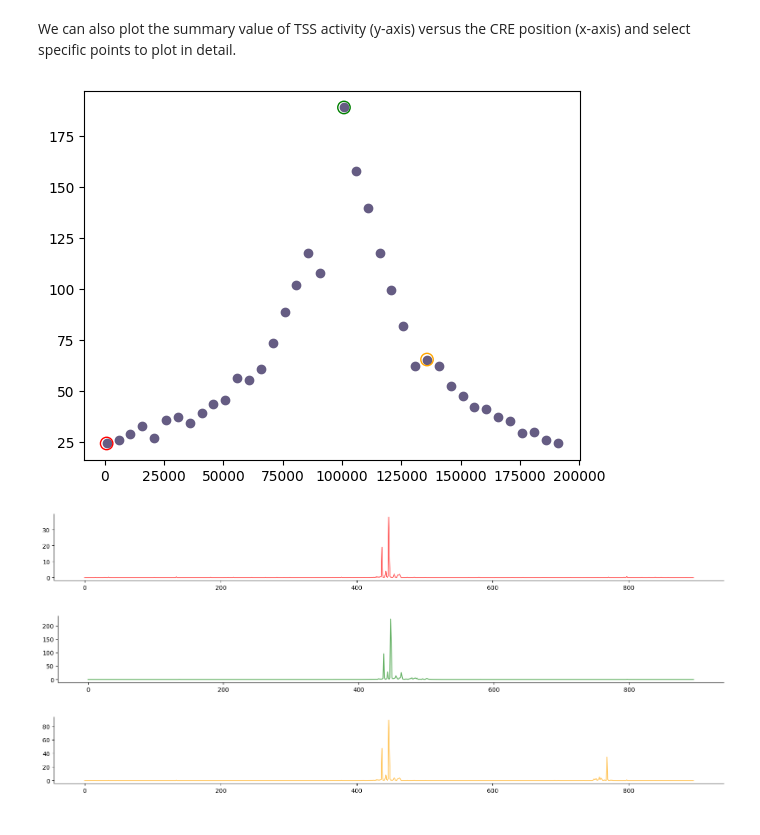
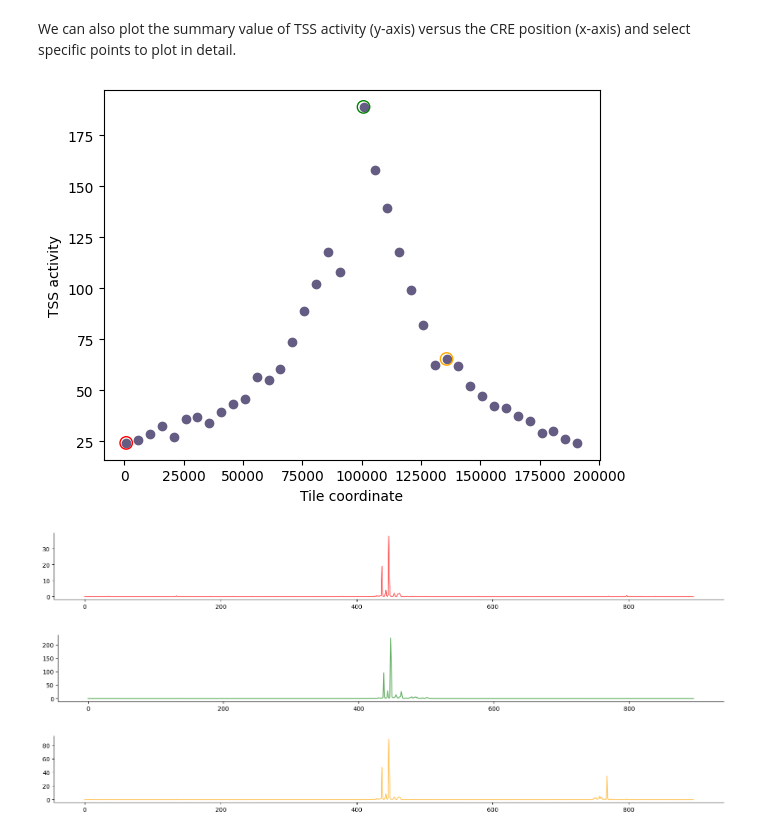
Before and after one commit to shtoneyan/creme-nn-backup, a Jupyter notebook: tutorials/distance_test.ipynb, the cells around one changed output. Cells and saved outputs as stored; diff of their text form; code cells hidden in the pictures.

```diff
--- a/tutorials/distance_test.ipynb
+++ b/tutorials/distance_test.ipynb
@@ -112,18 +112,19 @@ We can also plot the summary value of TSS activity (y-axis) versus the CRE posit
 # %%
 average_result_per_position = results['mut'].mean(axis=1)[...,0][:,[447, 448]].mean(axis=-1)
 selection = [0, 19, 26]
 colors = ['red', 'green', 'orange']
 fig, ax = plt.subplots(1)
 
 ax.scatter(test_start_positions, average_result_per_position, color='#655C83')
 
 for i, selection in enumerate([0, 19, 26]):
     ax.scatter(test_start_positions[selection], average_result_per_position[selection],
                facecolors='none', edgecolors=colors[i], s=80);
-
+    ax.set_xlabel('Tile coordinate')
+    ax.set_ylabel('TSS activity')
     utils.plot_track([results['mut'].mean(axis=1)[selection,:,0]], color=colors[i])
 # %% [output]
-[figure, old version]
+[figure, new version]
 [figure]
 [figure]
 [figure]
```
Also changed, not shown: 1 other file.
